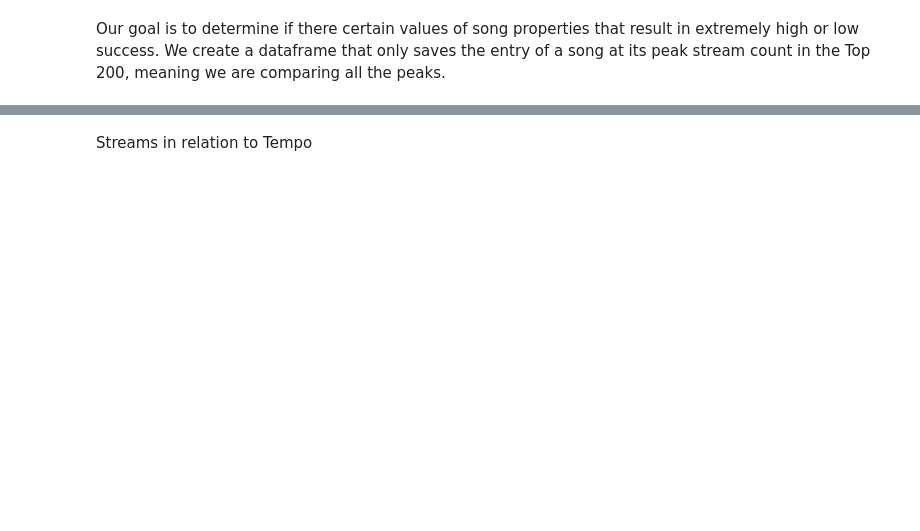
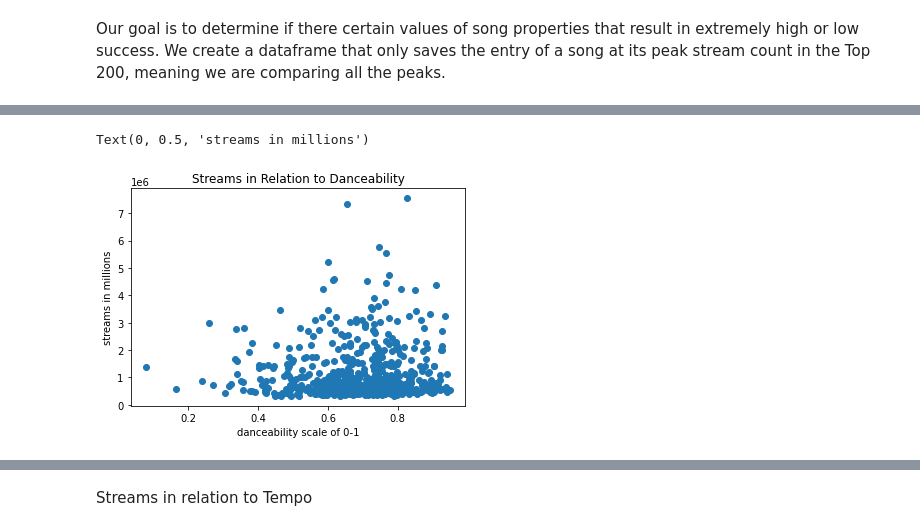
Before and after one commit to amandotzip/groovydata, a Jupyter notebook: final-tutorial.ipynb, the cells around one changed output, grey strips where cells are left out. Cells and saved outputs as stored; diff of their text form; code cells hidden in the pictures; blank space fills up the shorter version.

```diff
--- a/final-tutorial.ipynb
+++ b/final-tutorial.ipynb
@@ -355,3 +445,11 @@ plt.ylabel('streams in millions')
+# %%
+plt.scatter(no_dupes_df['danceability'],no_dupes_df['streams'])
+plt.title('Streams in Relation to Danceability')
+plt.xlabel('danceability scale of 0-1')
+plt.ylabel('streams in millions')
+# %% [output]
+Text(0, 0.5, 'streams in millions')
+[figure, added]
 # %%
 plt.scatter(no_dupes_df['energy'],no_dupes_df['streams'])
 plt.title('Streams in Relation to Energy')
```
Also changed, not shown: parts of 63 cells of this notebook.
